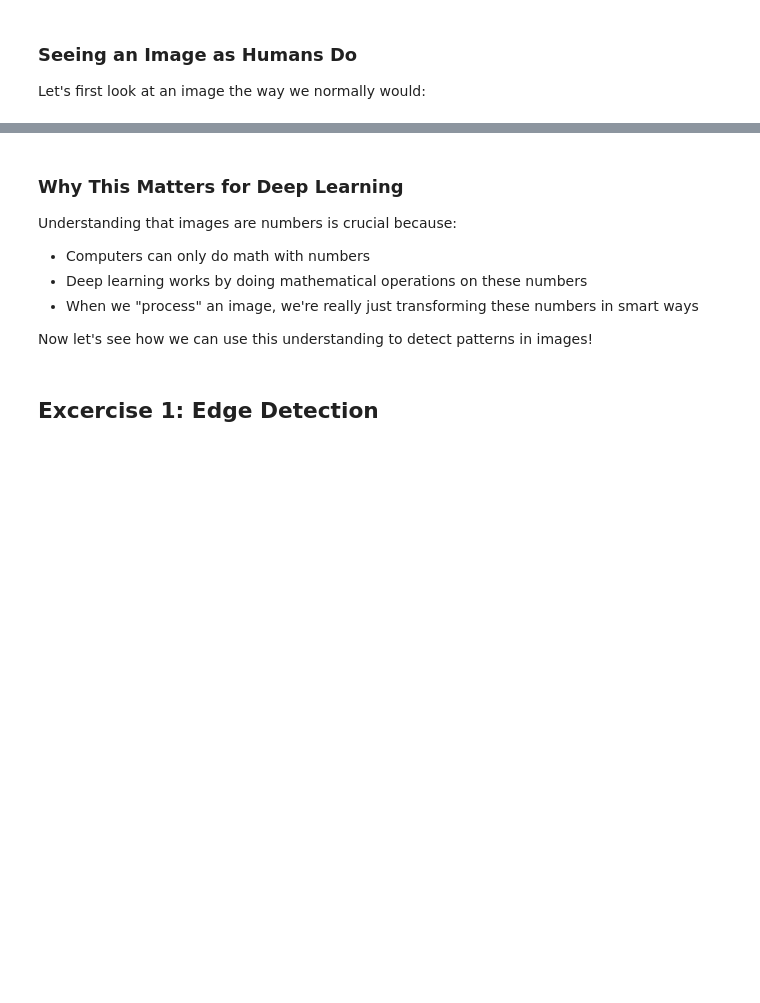
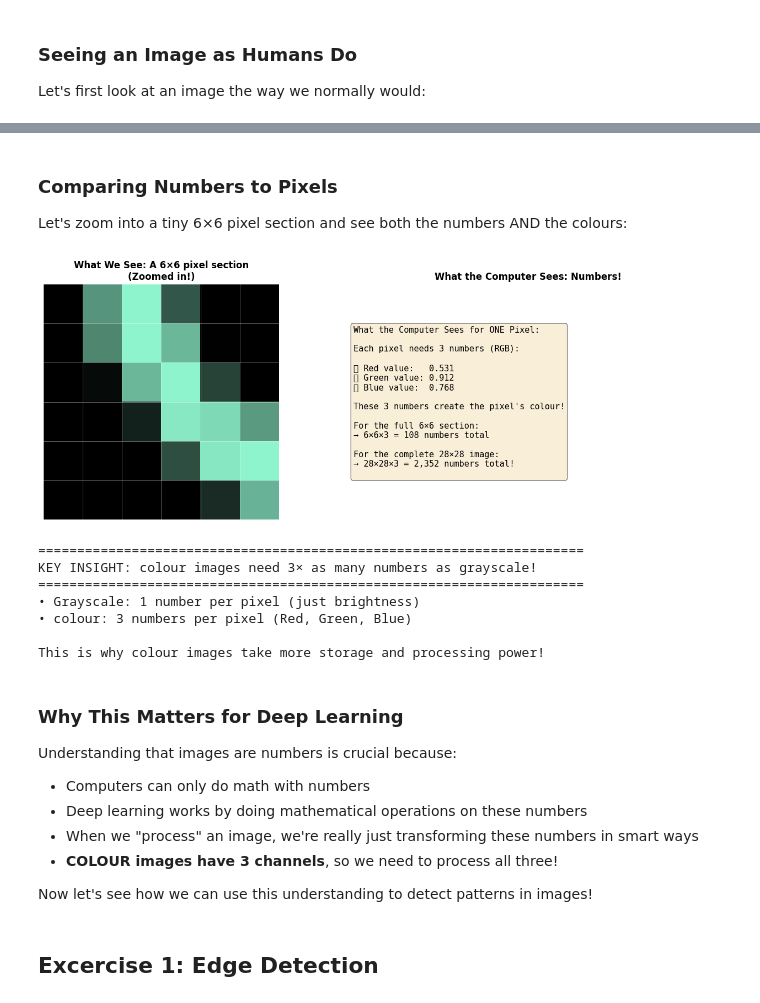
Before and after one commit to Hanny658/deep-learning-2026, a Jupyter notebook: SESSION3/session3_part1_instructor.ipynb, the cells around one changed output, grey strips where cells are left out. Saved outputs shown, nothing was run; the diff lists cells and outputs as text; code cells hidden in the pictures; blank space fills up the shorter version.

```diff
--- a/SESSION3/session3_part1_instructor.ipynb
+++ b/SESSION3/session3_part1_instructor.ipynb
@@ -114,3 +169,77 @@ This is the KEY IDEA: Images are just grids of numbers to a computer.
+# %% [markdown]
+### Comparing Numbers to Pixels
+
+Let's zoom into a tiny 6×6 pixel section and see both the numbers AND the colours:
+# %%
+# Take a small 6×6 section
+section_size = 6
+start_row, start_col = 10, 10
+
+small_section = image[:, start_row:start_row+section_size, start_col:start_col+section_size]
+
+fig, (ax1, ax2) = plt.subplots(1, 2, figsize=(14, 5))
+
+# Left: Visual representation (zoomed in)
+ax1.imshow(small_section.permute(1, 2, 0).numpy())
+ax1.set_title(f'What We See: A {section_size}×{section_size} pixel section\n(Zoomed in!)', fontsize=12, fontweight='bold')
+ax1.axis('off')
+
+# Add grid to show individual pixels
+for i in range(section_size + 1):
+    ax1.axhline(i - 0.5, color='white', linewidth=0.5, alpha=0.5)
+    ax1.axvline(i - 0.5, color='white', linewidth=0.5, alpha=0.5)
+
+# Right: The actual numbers for ONE pixel
+ax2.axis('off')
+ax2.set_xlim(0, 10)
+ax2.set_ylim(0, 10)
+
+# Show the RGB values for the center pixel
+center_pixel = small_section[:, section_size//2, section_size//2]
+r_val = center_pixel[0].item()
+g_val = center_pixel[1].item()
+b_val = center_pixel[2].item()
+
+text = f"""What the Computer Sees for ONE Pixel:
+
+Each pixel needs 3 numbers (RGB):
+
+🔴 Red value:   {r_val:.3f}
+🟢 Green value: {g_val:.3f}
+🔵 Blue value:  {b_val:.3f}
+
+These 3 numbers create the pixel's colour!
+
+For the full {section_size}×{section_size} section:
+→ {section_size}×{section_size}×3 = {section_size*section_size*3} numbers total
+
+For the complete 28×28 image:
+→ 28×28×3 = 2,352 numbers total!
+"""
+
+ax2.text(0.5, 5, text, fontsize=11, family='monospace',
+         bbox=dict(boxstyle='round', facecolor='wheat', alpha=0.5),
+         verticalalignment='center')
+ax2.set_title('What the Computer Sees: Numbers!', fontsize=12, fontweight='bold')
+
+plt.tight_layout()
+plt.show()
+
+print("\n" + "="*70)
+print("KEY INSIGHT: colour images need 3× as many numbers as grayscale!")
+print("="*70)
+print("• Grayscale: 1 number per pixel (just brightness)")
+print("• colour: 3 numbers per pixel (Red, Green, Blue)")
+print("\nThis is why colour images take more storage and processing power!")
+# %% [output]
+[figure, added]
+======================================================================
+KEY INSIGHT: colour images need 3× as many numbers as grayscale!
+======================================================================
+• Grayscale: 1 number per pixel (just brightness)
+• colour: 3 numbers per pixel (Red, Green, Blue)
+
+This is why colour images take more storage and processing power!
 # %% [markdown]
 ### Why This Matters for Deep Learning
 
@@ -118,6 +247,7 @@ Understanding that images are numbers is crucial because:
 - Computers can only do math with numbers
 - Deep learning works by doing mathematical operations on these numbers
 - When we "process" an image, we're really just transforming these numbers in smart ways
+- **COLOUR images have 3 channels**, so we need to process all three!
 
 Now let's see how we can use this understanding to detect patterns in images!
 # %% [markdown]
```
Also changed, not shown: parts of 91 cells of this notebook.
